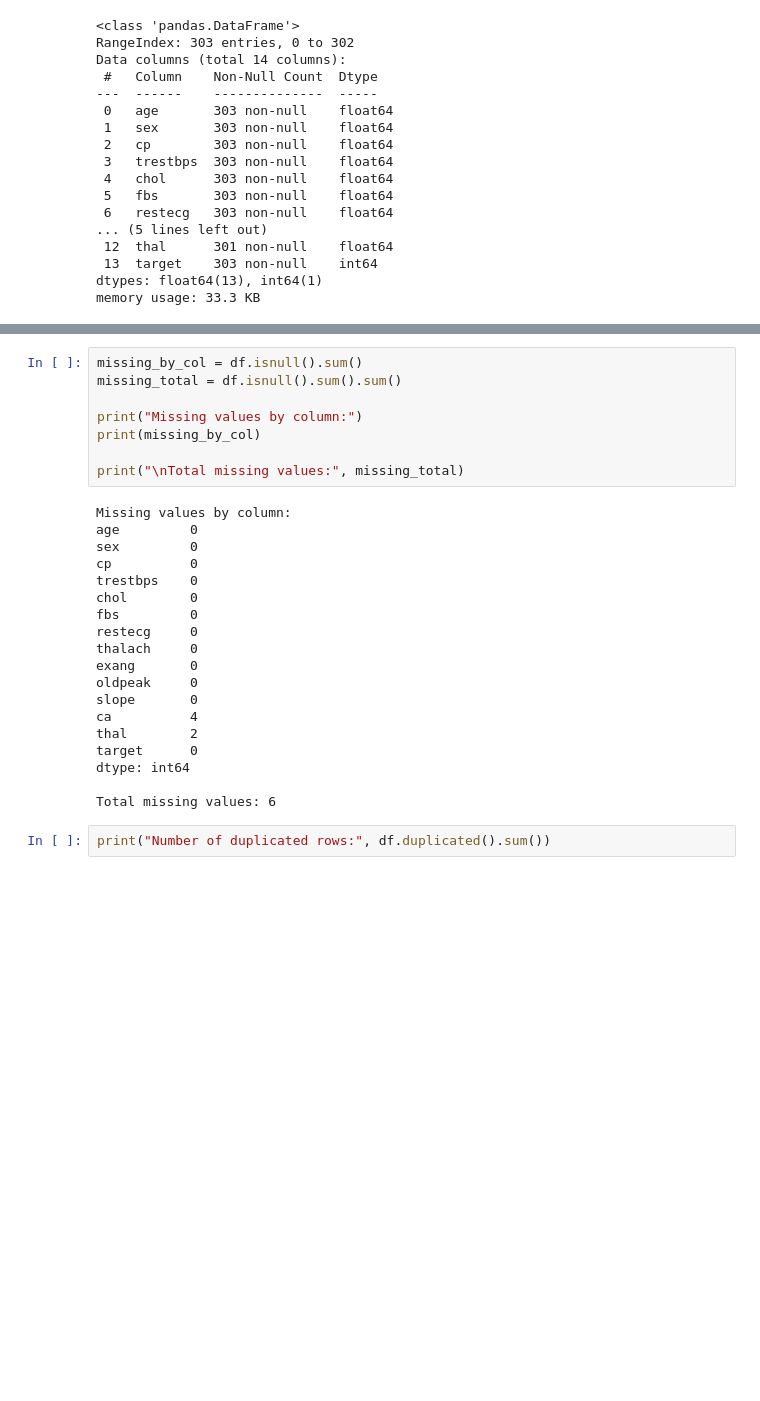
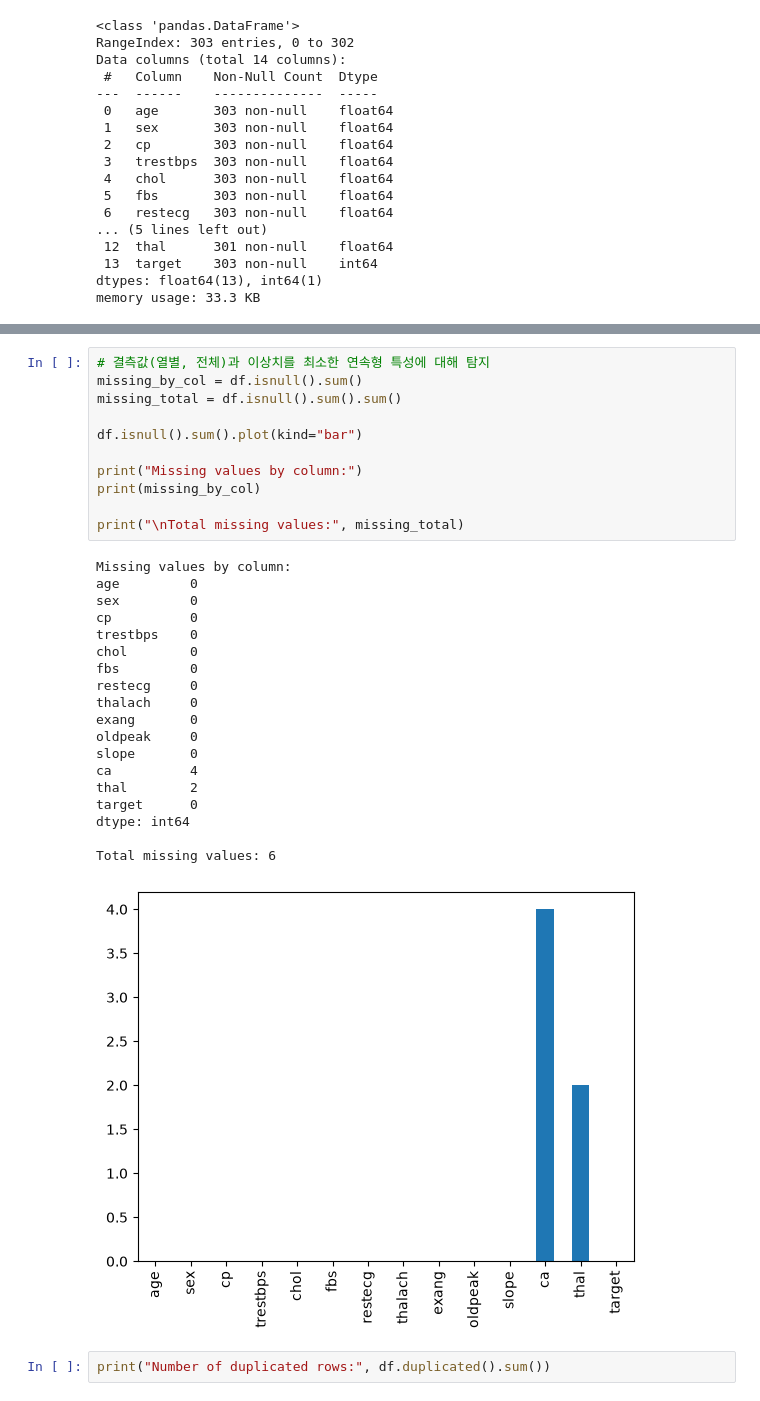
Before and after one commit to KYH20020302/CardioCare, a Jupyter notebook: notebooks/01_eda_preprocessing.ipynb, the cells around one changed output, grey strips where cells are left out. Cells and saved outputs as stored; diff of their text form; blank space fills up the shorter version.

```diff
--- a/notebooks/01_eda_preprocessing.ipynb
+++ b/notebooks/01_eda_preprocessing.ipynb
@@ -84,30 +79,34 @@ target은 0=정상, 1=심장병을 의미한다.
 # %%
+# 결측값(열별, 전체)과 이상치를 최소한 연속형 특성에 대해 탐지
 missing_by_col = df.isnull().sum()
 missing_total = df.isnull().sum().sum()
+
+df.isnull().sum().plot(kind="bar")
 
 print("Missing values by column:")
 print(missing_by_col)
 
 print("\nTotal missing values:", missing_total)
 # %% [output]
 Missing values by column:
 age         0
 sex         0
 cp          0
 trestbps    0
 chol        0
 fbs         0
 restecg     0
 thalach     0
 exang       0
 oldpeak     0
 slope       0
 ca          4
 thal        2
 target      0
 dtype: int64
 
 Total missing values: 6
+[figure, added]
 # %%
 print("Number of duplicated rows:", df.duplicated().sum())
 # %% [output]
```
Also changed, not shown: parts of 4 cells of this notebook, 8 other files.
